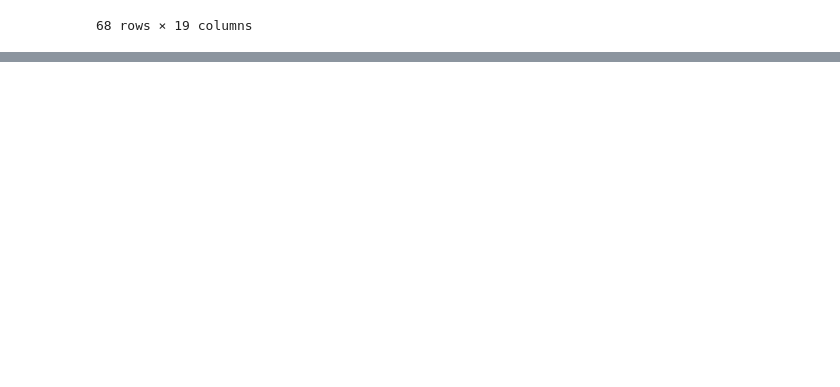
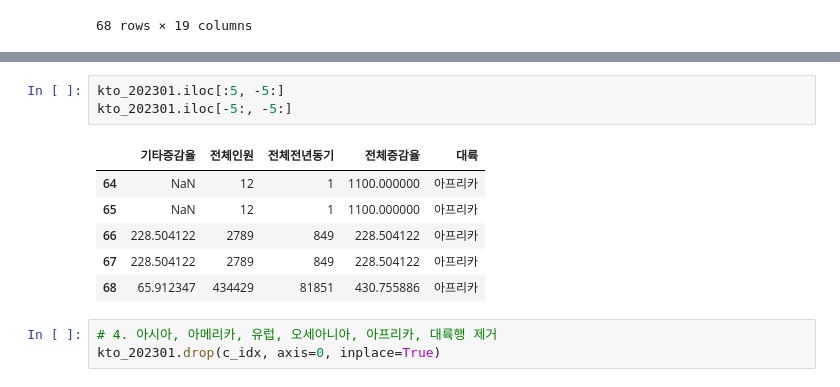
Before and after one commit to shared-repo/green-data-analysis, a Jupyter notebook: workspace/data-analysis-basic/eda-package-10.ipynb, the cells around one changed output, grey strips where cells are left out. Drawn from its saved outputs; the diff is of its cells as text; blank space fills up the shorter version.

```diff
--- a/workspace/data-analysis-basic/eda-package-10.ipynb
+++ b/workspace/data-analysis-basic/eda-package-10.ipynb
@@ -84,0 +105,13 @@ kto_202301
+# %%
+kto_202301.iloc[:5, -5:]
+kto_202301.iloc[-5:, -5:]
+# %% [output]
+|  | 기타증감율 | 전체인원 | 전체전년동기 | 전체증감율 | 대륙 |
+| 64 | NaN | 12 | 1 | 1100.000000 | 아프리카 |
+| 65 | NaN | 12 | 1 | 1100.000000 | 아프리카 |
+| 66 | 228.504122 | 2789 | 849 | 228.504122 | 아프리카 |
+| 67 | 228.504122 | 2789 | 849 | 228.504122 | 아프리카 |
+| 68 | 65.912347 | 434429 | 81851 | 430.755886 | 아프리카 |
+# %%
+# 4. 아시아, 아메리카, 유럽, 오세아니아, 아프리카, 대륙행 제거
+kto_202301.drop(c_idx, axis=0, inplace=True)
```
Also changed, not shown: parts of 8 cells of this notebook.
